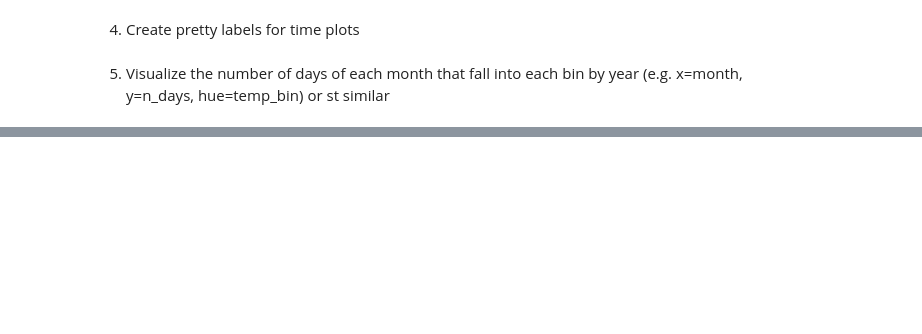
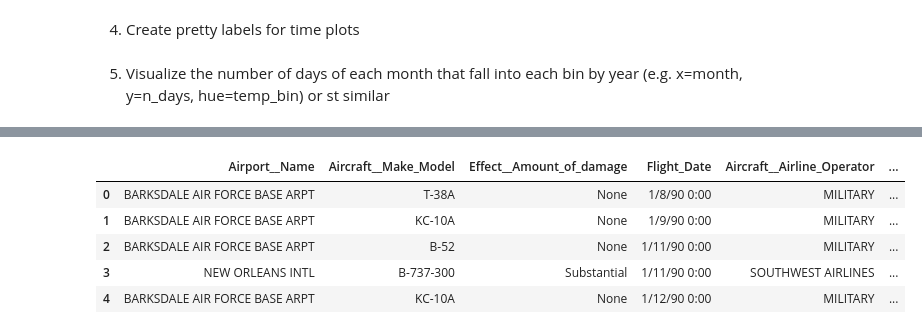
Before and after one commit to ChrisTeceno/time-series-exercises, a Jupyter notebook: working_with_time_series_data.ipynb, the cells around one changed output, grey strips where cells are left out. Saved outputs shown, nothing was run; the diff lists cells and outputs as text; code cells hidden in the pictures; blank space fills up the shorter version.

```diff
--- a/working_with_time_series_data.ipynb
+++ b/working_with_time_series_data.ipynb
@@ -565,0 +586,9 @@ ValueError: The truth value of a Series is ambiguous. Use a.empty, a.bool(), a.i
+# %%
+df.head()
+# %% [output]
+|  | Airport__Name | Aircraft__Make_Model | Effect__Amount_of_damage | Flight_Date | Aircraft__Airline_Operator | ... |
+| 0 | BARKSDALE AIR FORCE BASE ARPT | T-38A | None | 1/8/90 0:00 | MILITARY | ... |
+| 1 | BARKSDALE AIR FORCE BASE ARPT | KC-10A | None | 1/9/90 0:00 | MILITARY | ... |
+| 2 | BARKSDALE AIR FORCE BASE ARPT | B-52 | None | 1/11/90 0:00 | MILITARY | ... |
+| 3 | NEW ORLEANS INTL | B-737-300 | Substantial | 1/11/90 0:00 | SOUTHWEST AIRLINES | ... |
+| 4 | BARKSDALE AIR FORCE BASE ARPT | KC-10A | None | 1/12/90 0:00 | MILITARY | ... |
```
Also changed, not shown: parts of 14 cells of this notebook.
